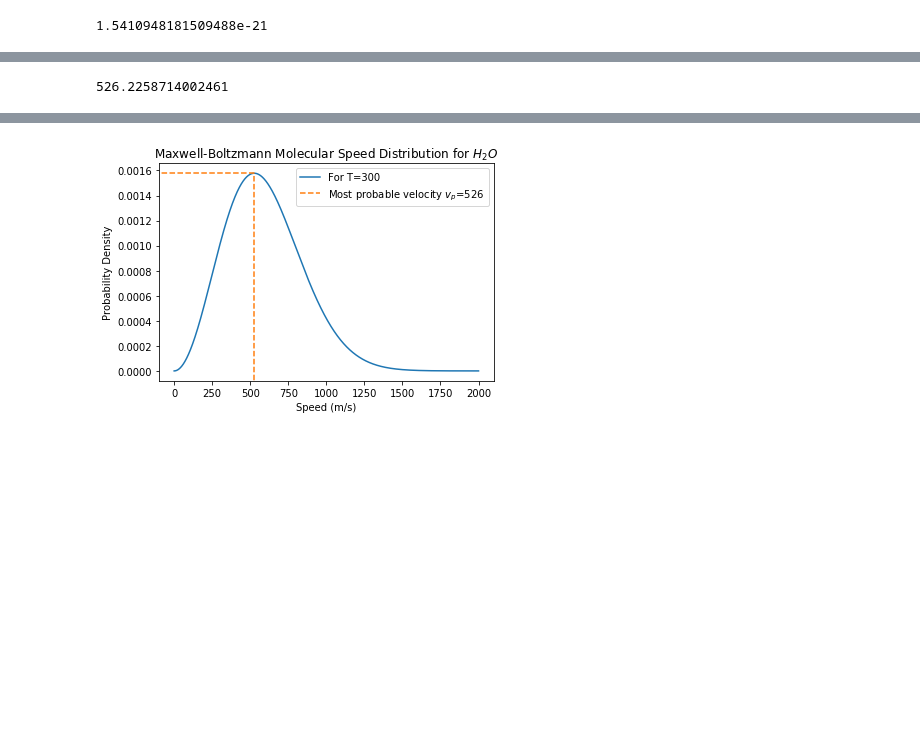
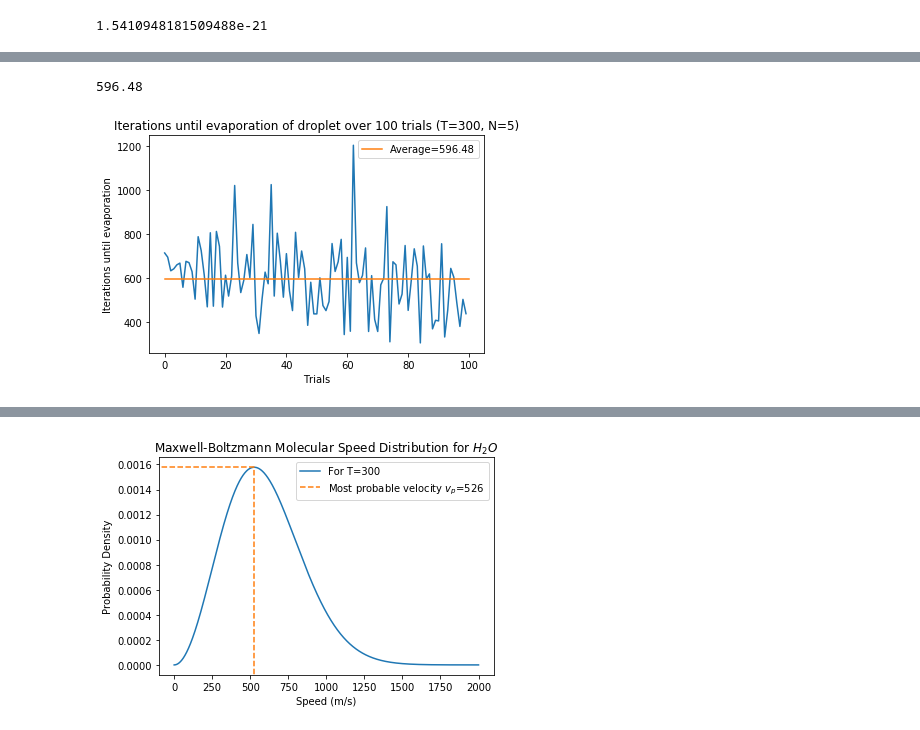
Before and after one commit to lilymansfield/FinalProject_250_Lily, a Jupyter notebook: FinalProject.ipynb, the cells around one changed output, grey strips where cells are left out. Drawn from its saved outputs; the diff is of its cells as text; code cells hidden in the pictures; blank space fills up the shorter version.

```diff
--- a/FinalProject.ipynb
+++ b/FinalProject.ipynb
@@ -233,5 +177,34 @@ for i in range(100):
-# %%
-v_p=np.sqrt(2*8.3144621*300/0.01801528)
-print(v_p)
-# %% [output]
-526.2258714002461
+# %%
+#Plot iterations until evaporation for a set temperature
+
+
+def iterationsUntilEvaporation(N,T,trials,Plot=True):
+    arr=[]
+
+    for i in range(trials):
+        arr.append(evaporate(N,T,False))
+
+    average=sum(arr)/len(arr)
+
+    if Plot:
+        plt.plot(arr)
+        plt.title('Iterations until evaporation of droplet over 100 trials (T=%d, N=%d)'%(T,N))
+        plt.xlabel('Trials')
+        plt.ylabel('Iterations until evaporation')
+
+        x=np.linspace(0,len(arr),len(arr))
+        y=np.full(len(arr),average)
+
+        plt.plot(x,y,label='Average='+str(average))
+        plt.legend()
+
+        plt.savefig('iterationsvstrials.pdf')
+
+    return average
+
+
+
+iterationsUntilEvaporation(5,300,100,True)
+# %% [output]
+596.48
+[figure, added]
```
Also changed, not shown: parts of 3 cells of this notebook.
